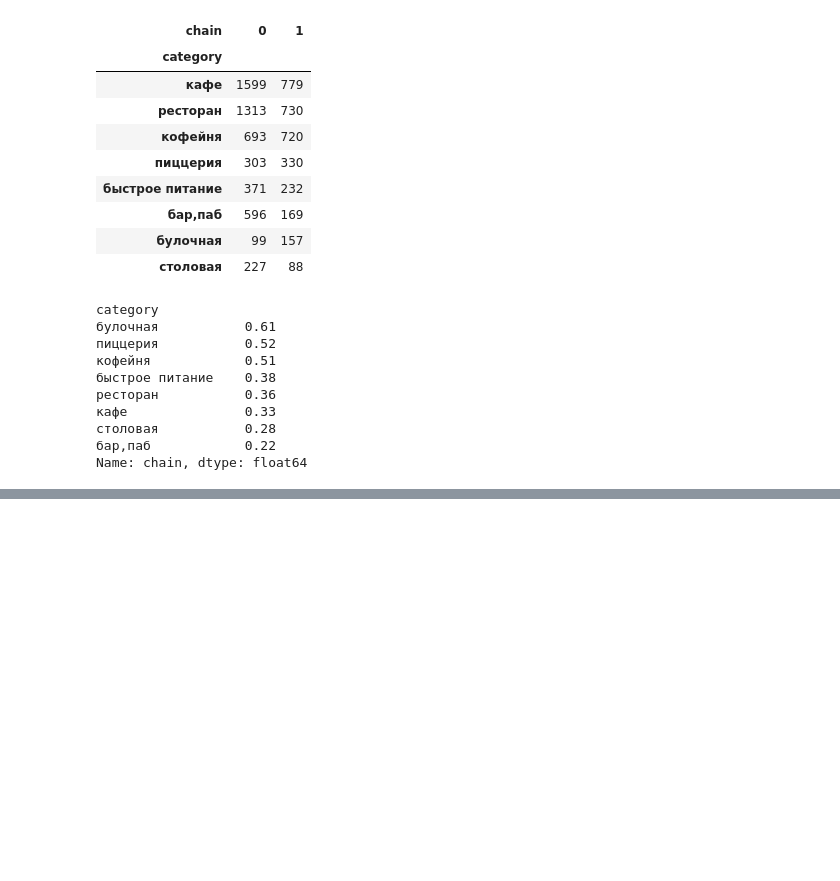
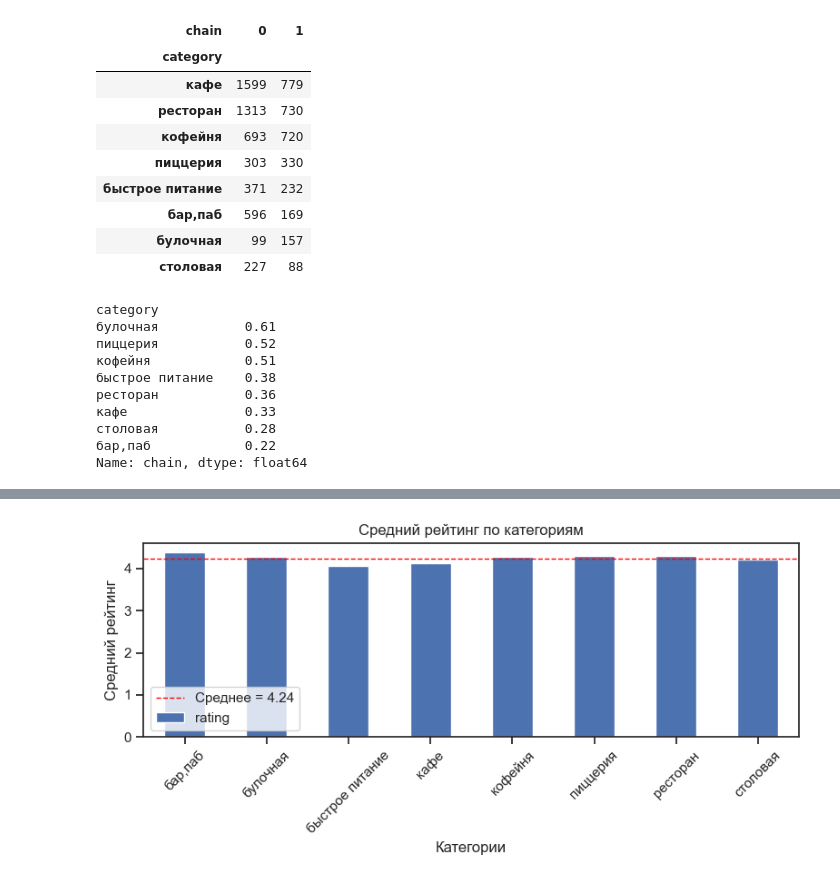
Before and after one commit to CAH0/Moscow_catering_market_research, a Jupyter notebook: File_analitics.ipynb, the cells around one changed output, grey strips where cells are left out. Drawn from its saved outputs; the diff is of its cells as text; code cells hidden in the pictures; blank space fills up the shorter version.

```diff
--- a/File_analitics.ipynb
+++ b/File_analitics.ipynb
@@ -497,0 +572,3 @@ Name: chain, dtype: float64
+# %%
+mass = df.groupby('category')['rating'].mean()
+mass
@@ -497,0 +586,25 @@ Name: chain, dtype: float64
+# %%
+fig, ax = plt.subplots(figsize=(8, 4))
+
+mass.plot(
+    kind='bar',
+    rot=45,
+    ax=ax,
+)
+
+ax.axhline(
+    y=mass.mean(),
+    color='red',
+    linestyle='--',
+    linewidth=1,
+    label=f'Среднее = {mass.mean():.2f}',
+)
+
+ax.legend()
+plt.title('Средний рейтинг по категориям')
+plt.xlabel('Категории')
+plt.ylabel('Средний рейтинг')
+plt.tight_layout()
+plt.show()
+# %% [output]
+[figure, added]
```
Also changed, not shown: parts of 21 cells of this notebook.
